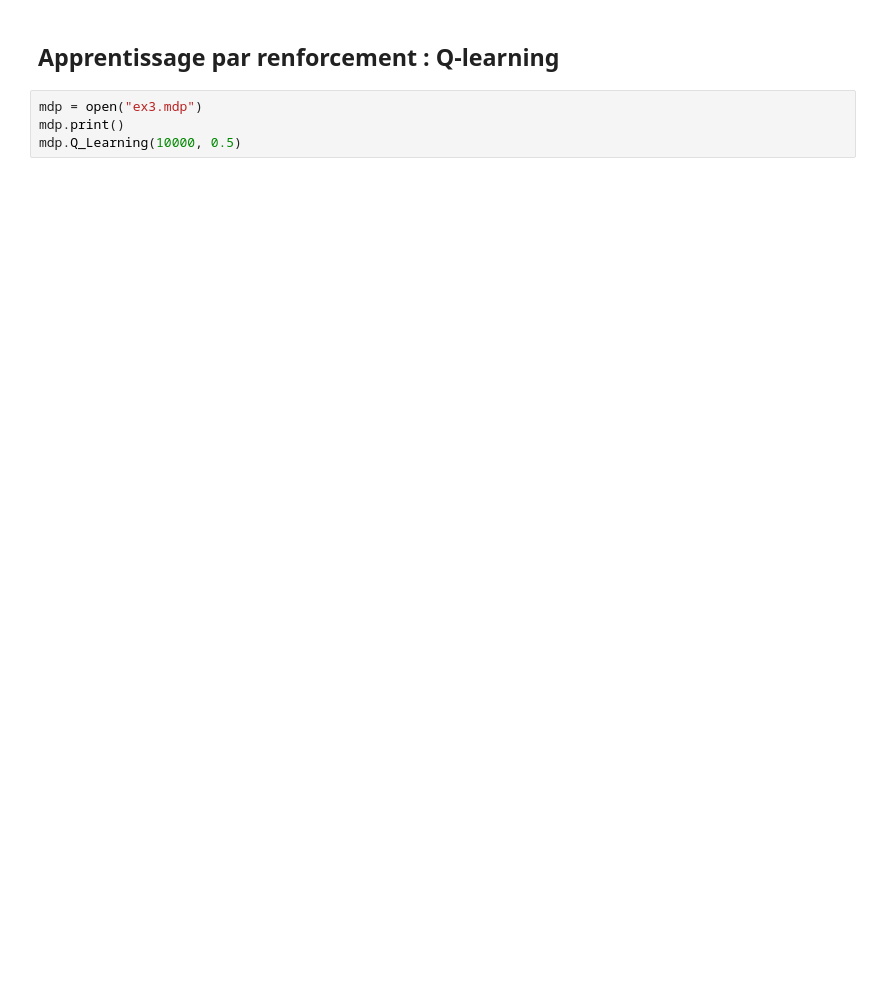
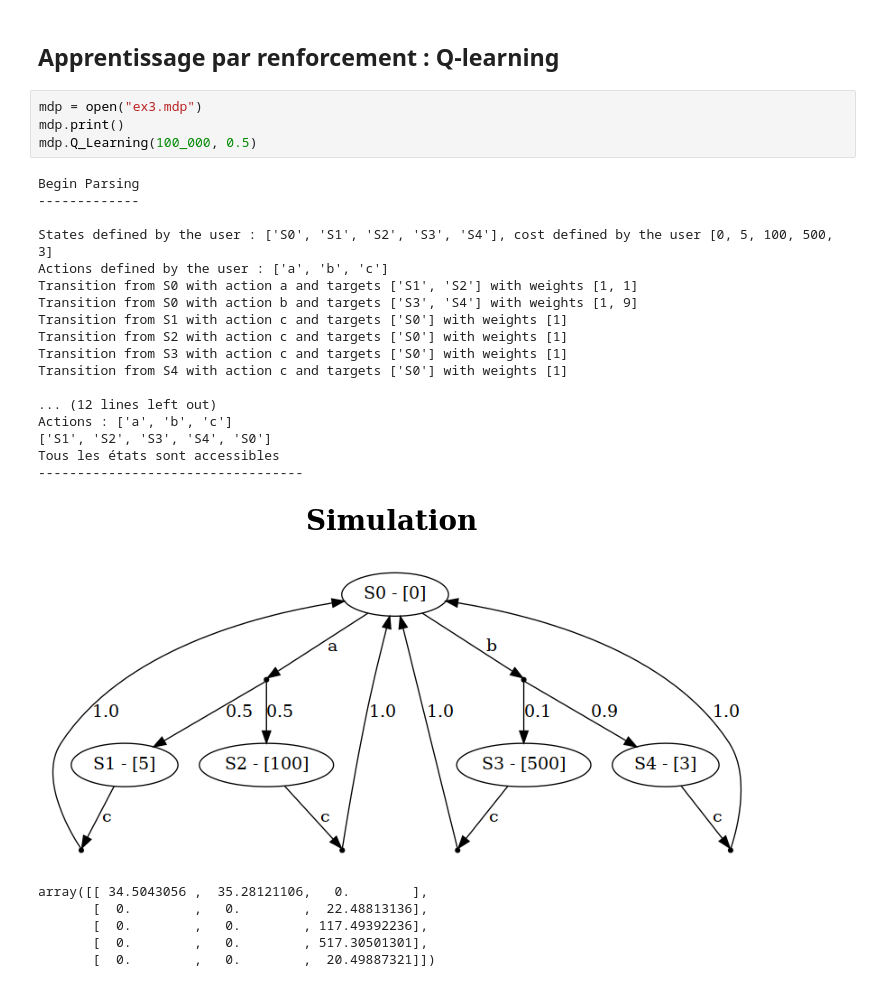
Before and after one commit to AlexandreThomassin/MPAR-TP, a Jupyter notebook: Présentation.ipynb, the cells around one changed output. Saved outputs shown, nothing was run; the diff lists cells and outputs as text; blank space fills up the shorter version.

Commit message:
Added Reinforcement Learning algorithms
Added simulation with scheduler
Added scheduler evalutation

```diff
--- a/Présentation.ipynb
+++ b/Présentation.ipynb
@@ -328,4 +356,28 @@ print(opponent)
 # %%
 mdp = open("ex3.mdp")
 mdp.print()
-mdp.Q_Learning(10000, 0.5)
+mdp.Q_Learning(100_000, 0.5)
+# %% [output]
+Begin Parsing
+-------------
+
+States defined by the user : ['S0', 'S1', 'S2', 'S3', 'S4'], cost defined by the user [0, 5, 100, 500, 3]
+Actions defined by the user : ['a', 'b', 'c']
+Transition from S0 with action a and targets ['S1', 'S2'] with weights [1, 1]
+Transition from S0 with action b and targets ['S3', 'S4'] with weights [1, 9]
+Transition from S1 with action c and targets ['S0'] with weights [1]
+Transition from S2 with action c and targets ['S0'] with weights [1]
+Transition from S3 with action c and targets ['S0'] with weights [1]
+Transition from S4 with action c and targets ['S0'] with weights [1]
+
+... (12 lines left out)
+Actions : ['a', 'b', 'c']
+['S1', 'S2', 'S3', 'S4', 'S0']
+Tous les états sont accessibles
+----------------------------------
+[figure, added]
+array([[ 34.5043056 ,  35.28121106,   0.        ],
+       [  0.        ,   0.        ,  22.48813136],
+       [  0.        ,   0.        , 117.49392236],
+       [  0.        ,   0.        , 517.30501301],
+       [  0.        ,   0.        ,  20.49887321]])
```
Also changed, not shown: parts of 5 cells of this notebook, 1 other file.
